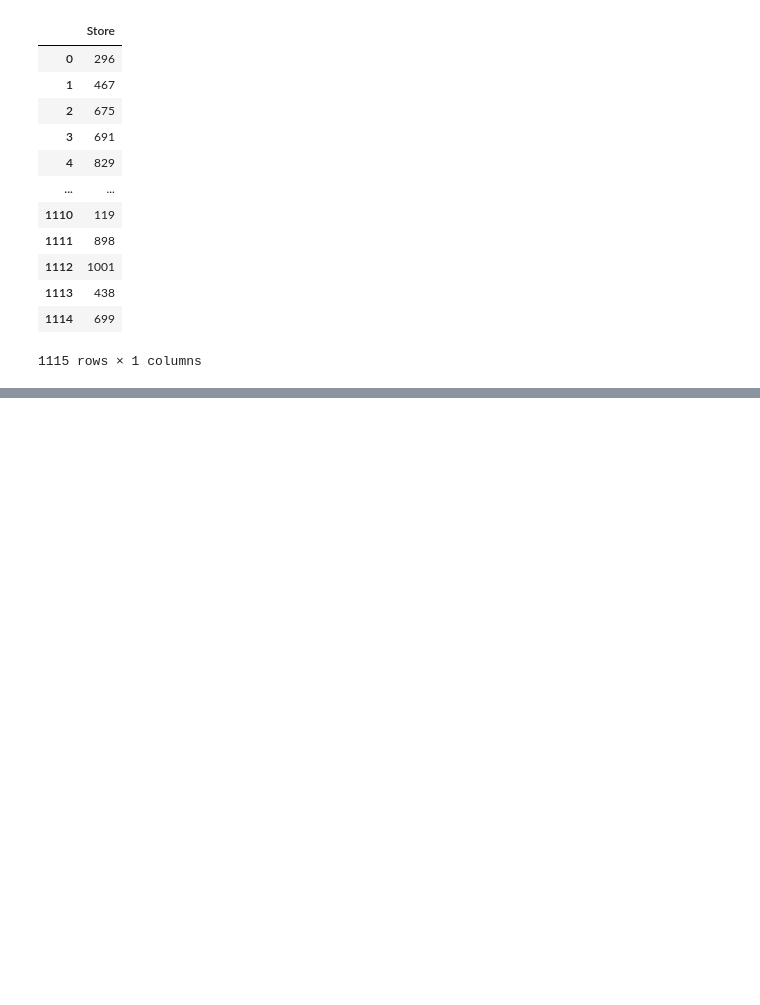
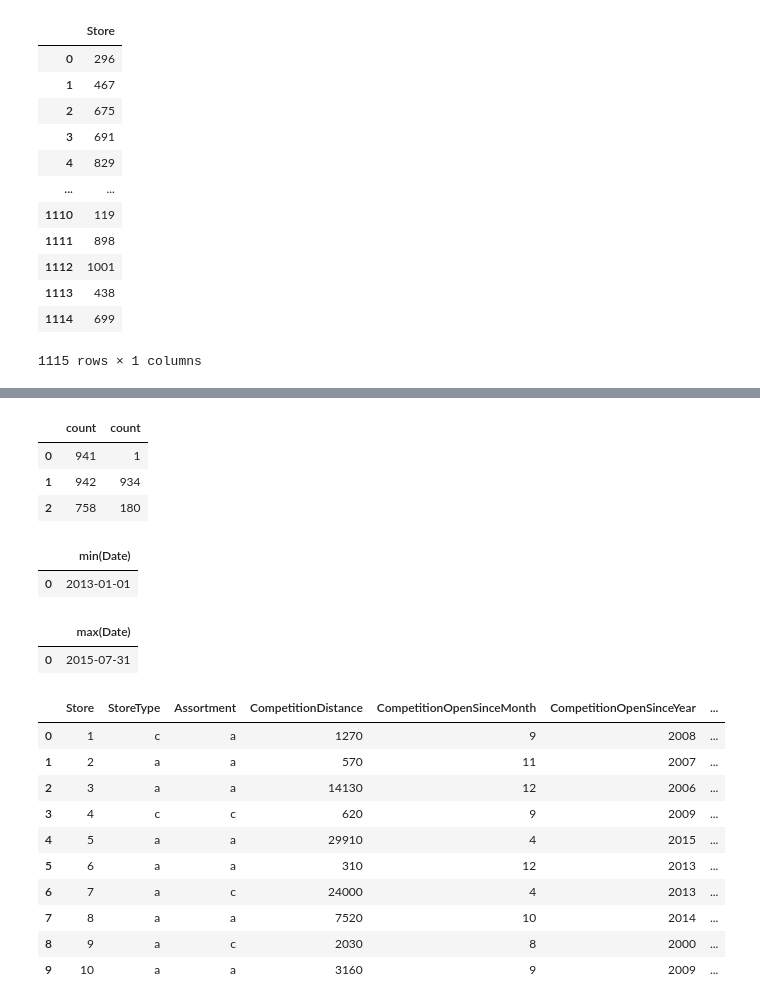
Before and after one commit to codeBehindMe/rossman-complexica, a Jupyter notebook: explore/first_look.ipynb, the cells around one changed output, grey strips where cells are left out. Saved outputs shown, nothing was run; the diff lists cells and outputs as text; code cells hidden in the pictures; blank space fills up the shorter version.

```diff
--- a/explore/first_look.ipynb
+++ b/explore/first_look.ipynb
@@ -42,0 +71,33 @@ train_raw.select(F.col("Store")).distinct().toPandas()
+# %%
+train_raw.groupBy(F.col("Store")).count().orderBy(F.col("count")).groupBy(
+    F.col("count")
+).count().toPandas()
+# %% [output]
+|  | count | count |
+| 0 | 941 | 1 |
+| 1 | 942 | 934 |
+| 2 | 758 | 180 |
+# %%
+train_raw.select(F.min(F.col("Date"))).toPandas()
+# %% [output]
+|  | min(Date) |
+| 0 | 2013-01-01 |
+# %%
+train_raw.select(F.max(F.col("Date"))).toPandas()
+# %% [output]
+|  | max(Date) |
+| 0 | 2015-07-31 |
+# %%
+store_raw.limit(10).toPandas()
+# %% [output]
+|  | Store | StoreType | Assortment | CompetitionDistance | CompetitionOpenSinceMonth | CompetitionOpenSinceYear | ... |
+| 0 | 1 | c | a | 1270 | 9 | 2008 | ... |
+| 1 | 2 | a | a | 570 | 11 | 2007 | ... |
+| 2 | 3 | a | a | 14130 | 12 | 2006 | ... |
+| 3 | 4 | c | c | 620 | 9 | 2009 | ... |
+| 4 | 5 | a | a | 29910 | 4 | 2015 | ... |
+| 5 | 6 | a | a | 310 | 12 | 2013 | ... |
+| 6 | 7 | a | c | 24000 | 4 | 2013 | ... |
+| 7 | 8 | a | a | 7520 | 10 | 2014 | ... |
+| 8 | 9 | a | c | 2030 | 8 | 2000 | ... |
+| 9 | 10 | a | a | 3160 | 9 | 2009 | ... |
```
Also changed, not shown: parts of 32 cells of this notebook, 5 other files.
